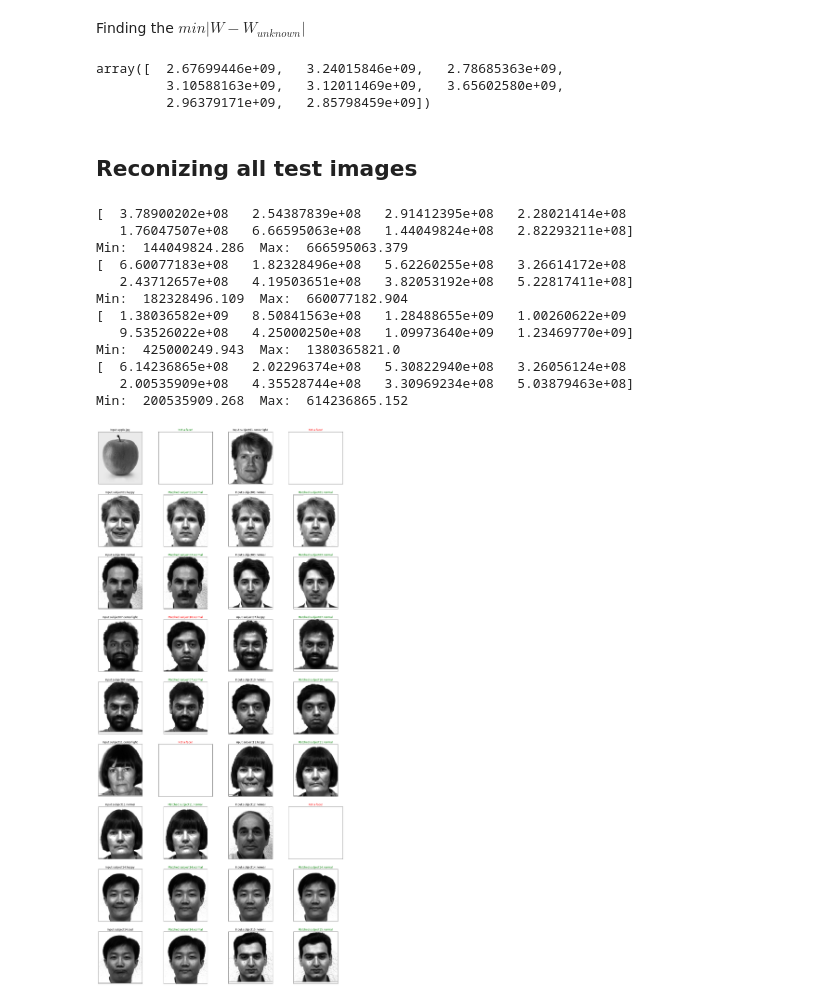
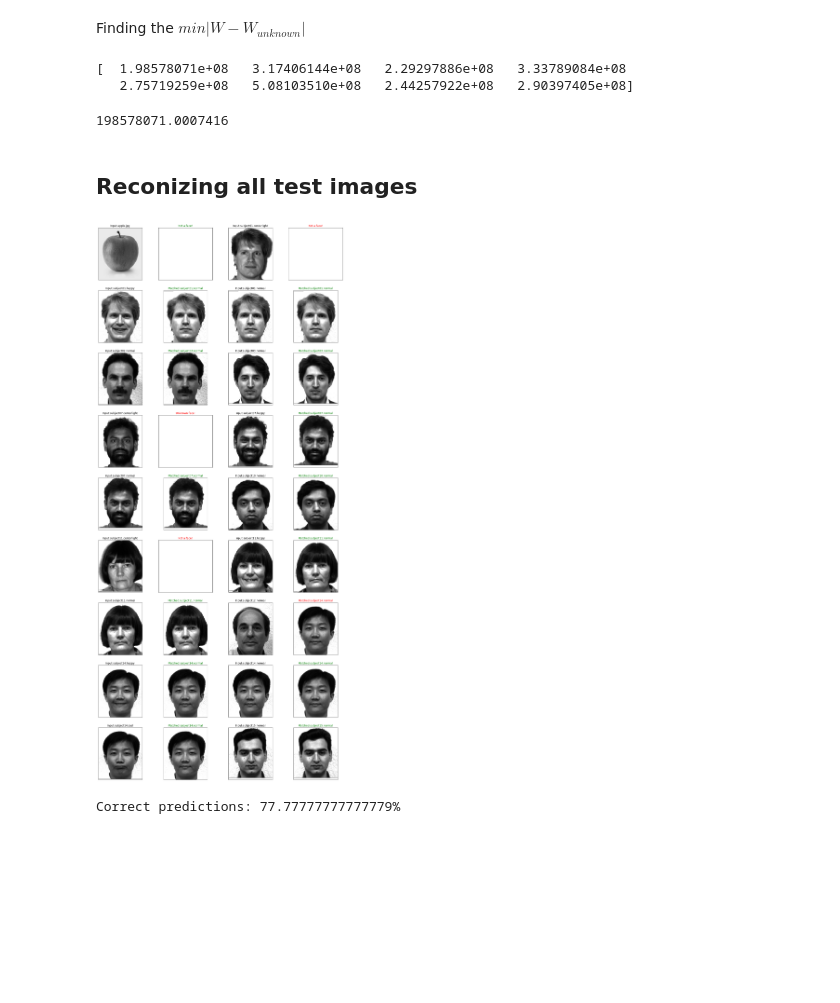
Before and after one commit to vutsalsinghal/EigenFace, a Jupyter notebook: Face Recognition.ipynb, the cells around one changed output. Drawn from its saved outputs; the diff is of its cells as text; code cells hidden in the pictures; blank space fills up the shorter version.

```diff
--- a/Face Recognition.ipynb
+++ b/Face Recognition.ipynb
@@ -282,19 +284,22 @@ Finding the $min|W - W_{unknown}|$
 # %%
 diff  = w - w_unknown
 norms = np.linalg.norm(diff, axis=1)
-norms
+print(norms)
+min(norms)
 # %% [output]
-array([  2.67699446e+09,   3.24015846e+09,   2.78685363e+09,
-         3.10588163e+09,   3.12011469e+09,   3.65602580e+09,
-         2.96379171e+09,   2.85798459e+09])
+[  1.98578071e+08   3.17406144e+08   2.29297886e+08   3.33789084e+08
+   2.75719259e+08   5.08103510e+08   2.44257922e+08   2.90397405e+08]
+198578071.0007416
 # %% [markdown]
 ## Reconizing all test images
 # %%
-count = 0
-m = 0
+count        = 0
+num_images   = 0
+correct_pred = 0
 def recogniser(img, train_image_names,proj_data,w):
-    global count,m
+    global count,highest_min,num_images,correct_pred
     unknown_face        = plt.imread('Dataset/'+img)
+    num_images          += 1
     unknown_face_vector = np.array(unknown_face, dtype='float64').flatten()
     normalised_uface_vector = np.subtract(unknown_face_vector,mean_face)
 
@@ -303,53 +308,53 @@ def recogniser(img, train_image_names,proj_data,w):
     plt.title('Input:'+'.'.join(img.split('.')[:2]))
     plt.tick_params(labelleft='off', labelbottom='off', bottom='off',top='off',right='off',left='off', which='both')
     count+=1
 
     w_unknown = np.dot(proj_data, normalised_uface_vector)
     diff  = w - w_unknown
     norms = np.linalg.norm(diff, axis=1)
     index = np.argmin(norms)
 
-    max_dist = 372921393.11795735
-    #t1 = 0.3*max_dist # = 186460696.55897868
-    t1 = 143951378.9
+    t1 = 100111536
+    #t1 = 200535910.268 # working with 6 faces
+    #t0 = 86528212
+    t0 = 88831687
+    #t0 = 143559033 # working with 6 faces
 
     if norms[index] < t1:
         plt.subplot(9,4,1+count)
-        plt.imshow(imread('Dataset/'+train_image_names[index]), cmap='gray')
-        if img.split('.')[0] == train_image_names[index].split('.')[0]:
-            plt.title('Matched:'+'.'.join(train_image_names[index].split('.')[:2]), color='g')
+        if norms[index] < t0: # It's a face
+            if img.split('.')[0] == train_image_names[index].split('.')[0]:
+                plt.title('Matched:'+'.'.join(train_image_names[index].split('.')[:2]), color='g')
+                plt.imshow(imread('Dataset/'+train_image_names[index]), cmap='gray')
+                correct_pred += 1
+            else:
+                plt.title('Matched:'+'.'.join(train_image_names[index].split('.')[:2]), color='r')
+                plt.imshow(imread('Dataset/'+train_image_names[index]), cmap='gray')
         else:
-            plt.title('Matched:'+'.'.join(train_image_names[index].split('.')[:2]), color='r')
+            if img.split('.')[0] not in [i.split('.')[0] for i in train_image_names] and img.split('.')[0] != 'apple':
+                plt.title('Unknown face!', color='g')
+                correct_pred += 1
+            else:
+                plt.title('Unknown face!', color='r')
         plt.tick_params(labelleft='off', labelbottom='off', bottom='off',top='off',right='off',left='off', which='both')
         plt.subplots_adjust(right=1.2, top=2.5)
     else:
-        print(norms)
-        print('Min: ',min(norms), ' Max: ',max(norms))
-
         plt.subplot(9,4,1+count)
         if len(img.split('.')) == 3:
             plt.title('Not a face!', color='r')
         else:
             plt.title('Not a face!', color='g')
+            correct_pred += 1
         plt.tick_params(labelleft='off', labelbottom='off', bottom='off',top='off',right='off',left='off', which='both')
     count+=1
 
 fig = plt.figure(figsize=(15, 15))
 for i in range(len(test_image_names)):
     recogniser(test_image_names[i], train_image_names,proj_data,w)
 
 plt.show()
+
+print('Correct predictions: {}%'.format(correct_pred/num_images*100.00))
 # %% [output]
+[figure, new version]
-[  3.78900202e+08   2.54387839e+08   2.91412395e+08   2.28021414e+08
-   1.76047507e+08   6.66595063e+08   1.44049824e+08   2.82293211e+08]
-Min:  144049824.286  Max:  666595063.379
-[  6.60077183e+08   1.82328496e+08   5.62260255e+08   3.26614172e+08
-   2.43712657e+08   4.19503651e+08   3.82053192e+08   5.22817411e+08]
-Min:  182328496.109  Max:  660077182.904
-[  1.38036582e+09   8.50841563e+08   1.28488655e+09   1.00260622e+09
-   9.53526022e+08   4.25000250e+08   1.09973640e+09   1.23469770e+09]
-Min:  425000249.943  Max:  1380365821.0
-[  6.14236865e+08   2.02296374e+08   5.30822940e+08   3.26056124e+08
-   2.00535909e+08   4.35528744e+08   3.30969234e+08   5.03879463e+08]
-Min:  200535909.268  Max:  614236865.152
+Correct predictions: 77.77777777777779%
-[figure, old version]
```
Also changed, not shown: parts of 5 cells of this notebook.
